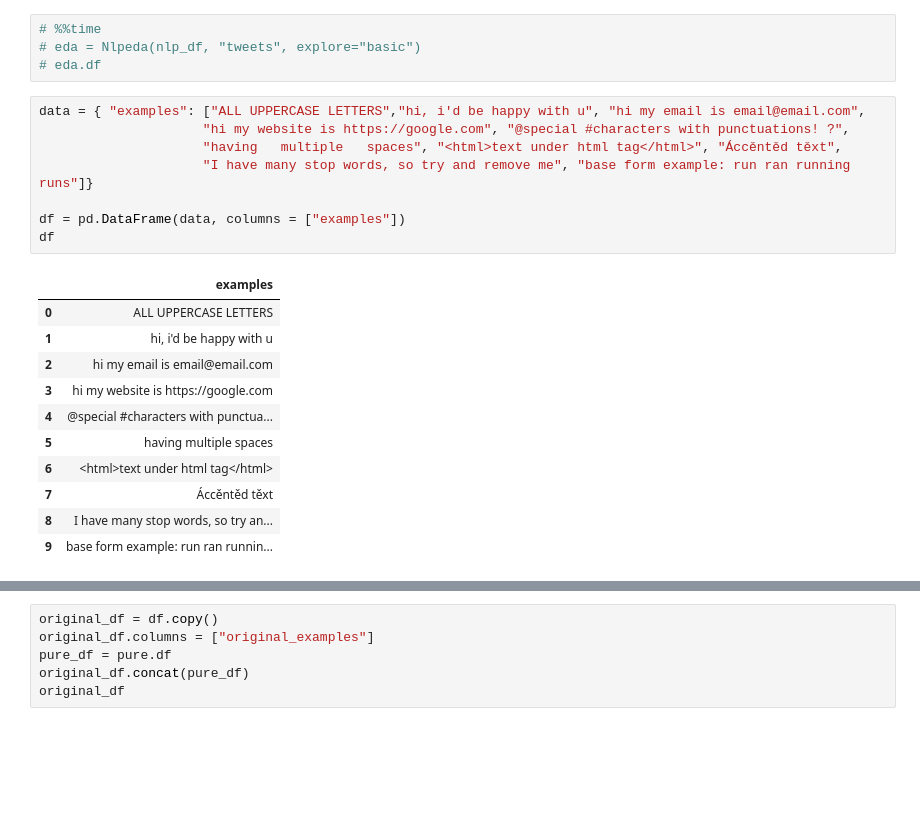
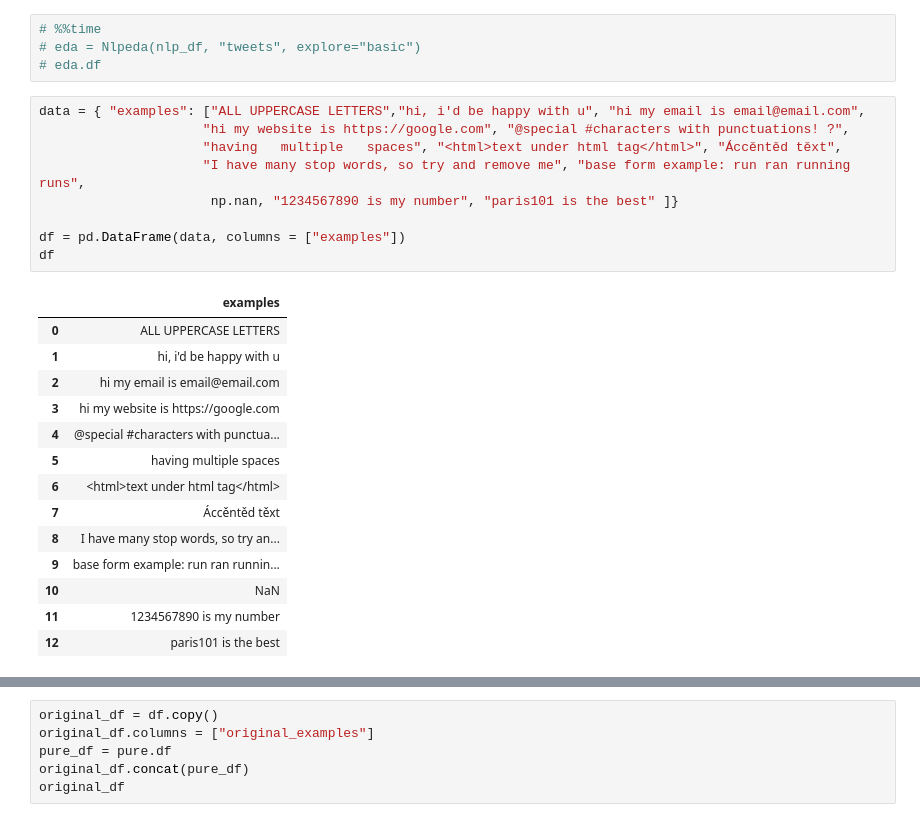
Before and after one commit to Elysian01/Data-Purifier, a Jupyter notebook: test.ipynb, the cells around one changed output, grey strips where cells are left out. Drawn from its saved outputs; the diff is of its cells as text; blank space fills up the shorter version.

Commit message:
drop and remove number function added

```diff
--- a/test.ipynb
+++ b/test.ipynb
@@ -35,23 +35,27 @@ nlp_df.head()
 # %%
 data = { "examples": ["ALL UPPERCASE LETTERS","hi, i'd be happy with u", "hi my email is email@email.com",
                      "hi my website is https://google.com", "@special #characters with punctuations! ?",
                      "having   multiple   spaces", "<html>text under html tag</html>", "Áccěntěd těxt",
-                     "I have many stop words, so try and remove me", "base form example: run ran running runs"]}
+                     "I have many stop words, so try and remove me", "base form example: run ran running runs",
+                      np.nan, "1234567890 is my number", "paris101 is the best" ]}
 
 df = pd.DataFrame(data, columns = ["examples"])
 df
 # %% [output]
 |  | examples |
 | 0 | ALL UPPERCASE LETTERS |
 | 1 | hi, i'd be happy with u |
 | 2 | hi my email is email@email.com |
 | 3 | hi my website is https://google.com |
 | 4 | @special #characters with punctua... |
 | 5 | having multiple spaces |
 | 6 | <html>text under html tag</html> |
 | 7 | Áccěntěd těxt |
 | 8 | I have many stop words, so try an... |
 | 9 | base form example: run ran runnin... |
+| 10 | NaN |
+| 11 | 1234567890 is my number |
+| 12 | paris101 is the best |
 # %%
 # pure = Nlpurifier(nlp_df, "tweets")
 pure = Nlpurifier(df, "examples")
```
Also changed, not shown: parts of 10 cells of this notebook, 4 other files.
